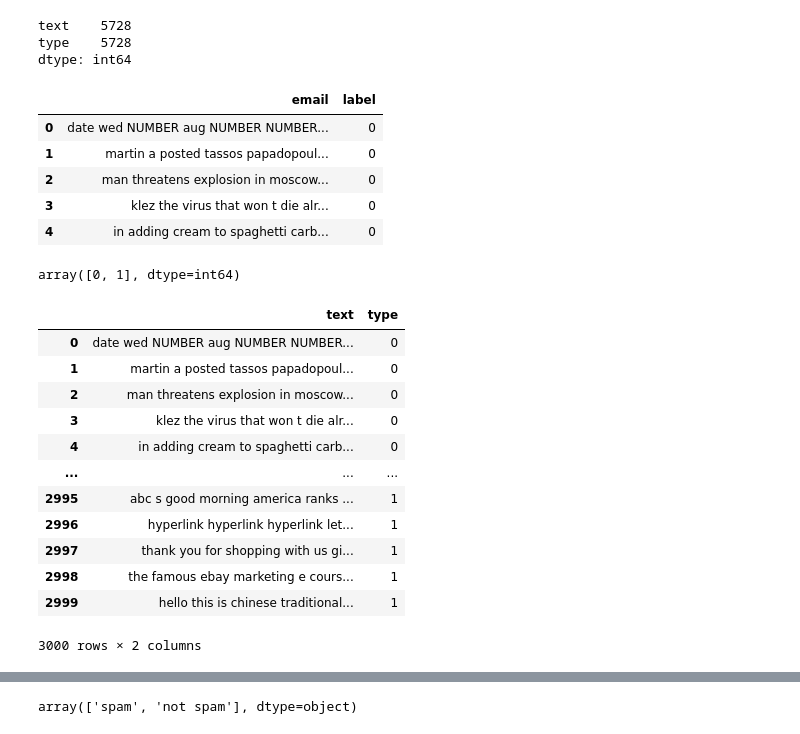
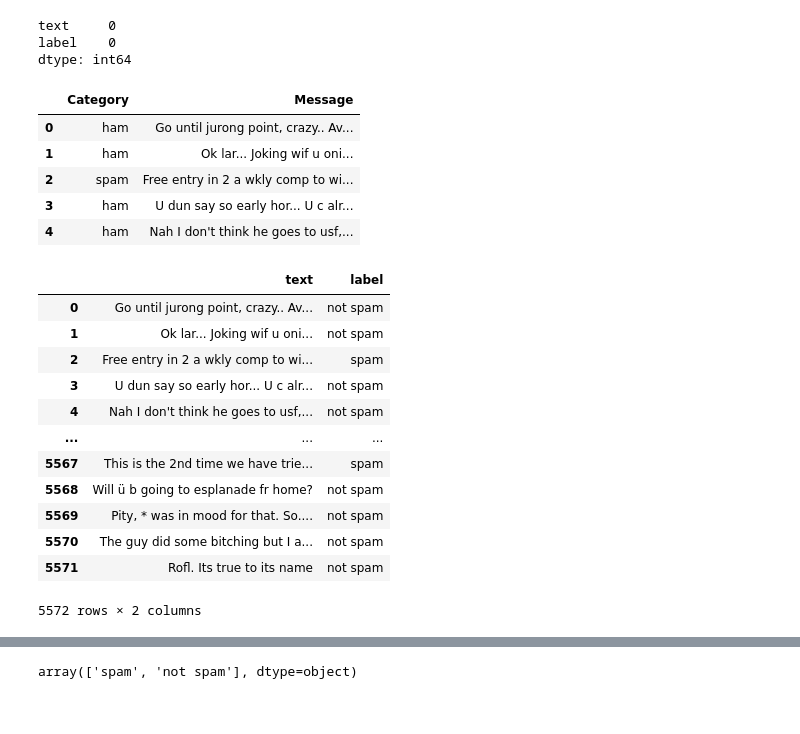
Before and after one commit to indraJuliansyahPutra/Spam-Classifier, a Jupyter notebook: cleaning.ipynb, the cells around one changed output, grey strips where cells are left out. Cells and saved outputs as stored; diff of their text form; code cells hidden in the pictures.

```diff
--- a/cleaning.ipynb
+++ b/cleaning.ipynb
@@ -95,37 +89,35 @@ data_2
 # %%
-data_2.isnull().count()
+data_2.isnull().sum()
 # %% [output]
-text    5728
-type    5728
+text     0
+label    0
 dtype: int64
 # %%
-data_3 = pd.read_csv('dataset/spam_or_not_spam.csv')
+data_3 = pd.read_csv('dataset/spam.csv')
 data_3.head()
 # %% [output]
-|  | email | label |
-| 0 | date wed NUMBER aug NUMBER NUMBER... | 0 |
-| 1 | martin a posted tassos papadopoul... | 0 |
-| 2 | man threatens explosion in moscow... | 0 |
-| 3 | klez the virus that won t die alr... | 0 |
-| 4 | in adding cream to spaghetti carb... | 0 |
+|  | Category | Message |
+| 0 | ham | Go until jurong point, crazy.. Av... |
+| 1 | ham | Ok lar... Joking wif u oni... |
+| 2 | spam | Free entry in 2 a wkly comp to wi... |
+| 3 | ham | U dun say so early hor... U c alr... |
+| 4 | ham | Nah I don't think he goes to usf,... |
-# %%
-data_3.label.unique()
-# %% [output]
-array([0, 1], dtype=int64)
 # %%
-data_3 = data_3.rename(columns={'label': 'type', 'email': 'text'})
+data_3 = data_3.rename(columns={'Message': 'text', 'Category': 'label'})
+data_3 = data_3.replace(['ham'], ['not spam'])
+data_3 = data_3[['text', 'label']]
 data_3
 # %% [output]
-|  | text | type |
-| 0 | date wed NUMBER aug NUMBER NUMBER... | 0 |
-| 1 | martin a posted tassos papadopoul... | 0 |
-| 2 | man threatens explosion in moscow... | 0 |
-| 3 | klez the virus that won t die alr... | 0 |
-| 4 | in adding cream to spaghetti carb... | 0 |
+|  | text | label |
+| 0 | Go until jurong point, crazy.. Av... | not spam |
+| 1 | Ok lar... Joking wif u oni... | not spam |
+| 2 | Free entry in 2 a wkly comp to wi... | spam |
+| 3 | U dun say so early hor... U c alr... | not spam |
+| 4 | Nah I don't think he goes to usf,... | not spam |
 | ... | ... | ... |
-| 2995 | abc s good morning america ranks ... | 1 |
-| 2996 | hyperlink hyperlink hyperlink let... | 1 |
-| 2997 | thank you for shopping with us gi... | 1 |
-| 2998 | the famous ebay marketing e cours... | 1 |
-| 2999 | hello this is chinese traditional... | 1 |
+| 5567 | This is the 2nd time we have trie... | spam |
+| 5568 | Will ü b going to esplanade fr home? | not spam |
+| 5569 | Pity, * was in mood for that. So.... | not spam |
+| 5570 | The guy did some bitching but I a... | not spam |
+| 5571 | Rofl. Its true to its name | not spam |
-3000 rows × 2 columns
+5572 rows × 2 columns
```
Also changed, not shown: parts of 28 cells of this notebook, 4 other files.
